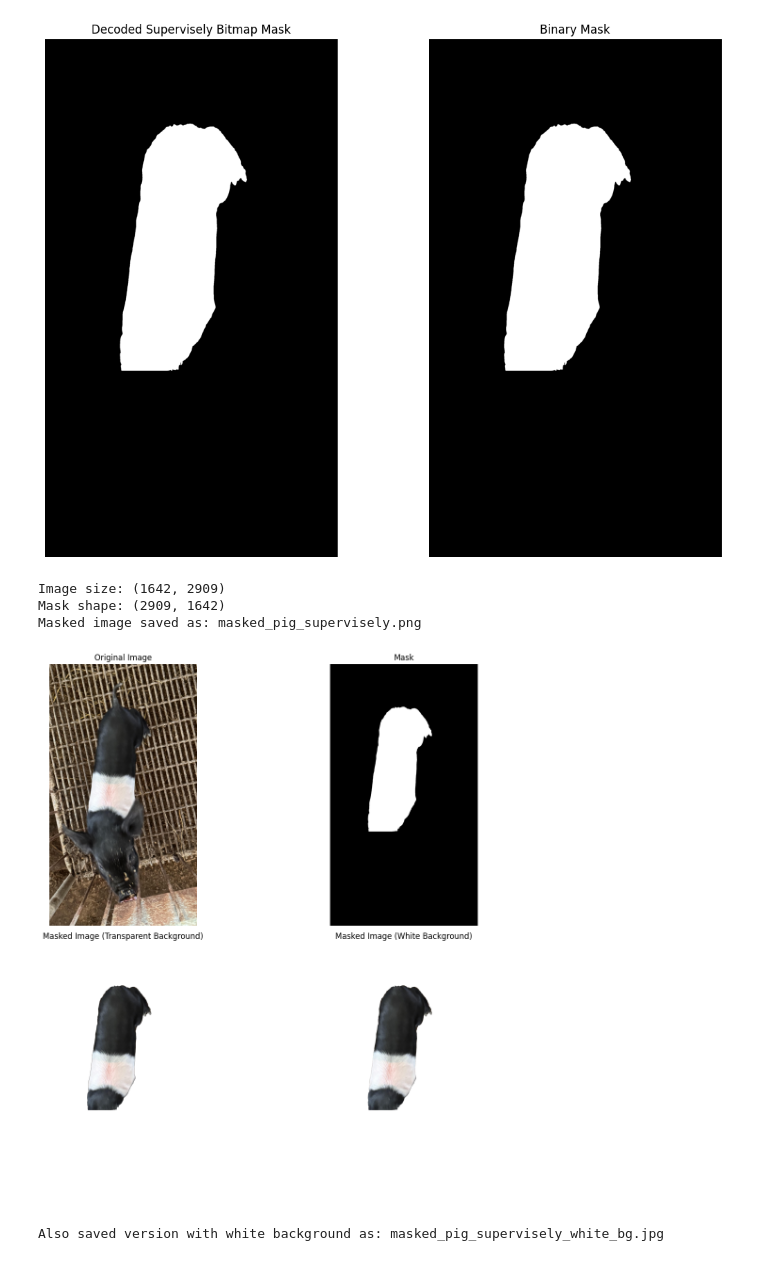
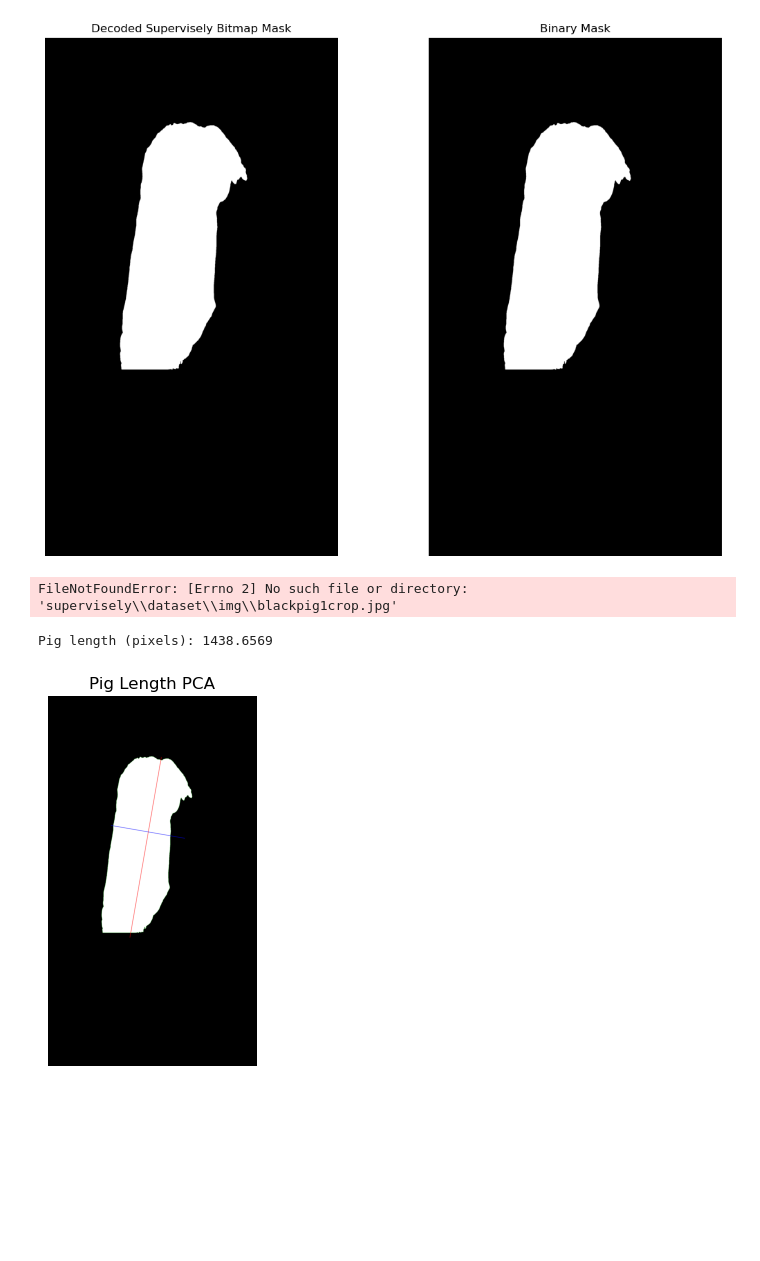
Before and after one commit to PhurichAmorn/URD-2_BlackPigProject, a Jupyter notebook: pig_segmentation/segment/mask_image.ipynb, the cells around one changed output. Cells and saved outputs as stored; diff of their text form; code cells hidden in the pictures; blank space fills up the shorter version.

Commit message:
pig length

```diff
--- a/pig_segmentation/segment/mask_image.ipynb
+++ b/pig_segmentation/segment/mask_image.ipynb
@@ -115,7 +115,7 @@ def decode_supervisely_bitmap_proper(annotation_data):
     return full_mask
 
 # Load and decode the annotation
-json_path = r"supervisely\dataset\ann\blackpig1crop.jpg.json"
+json_path = r"supervisely/dataset/ann/blackpig1crop.jpg.json"
 with open(json_path, 'r') as f:
     annotation_data = json.load(f)
 
@@ -223,8 +223,58 @@ plt.show()
 
 print("Also saved version with white background as: masked_pig_supervisely_white_bg.jpg")
 # %% [output]
-Image size: (1642, 2909)
-Mask shape: (2909, 1642)
-Masked image saved as: masked_pig_supervisely.png
+FileNotFoundError: [Errno 2] No such file or directory: 'supervisely\\dataset\\img\\blackpig1crop.jpg'
-[figure, removed]
-Also saved version with white background as: masked_pig_supervisely_white_bg.jpg
+# %%
+import cv2
+
+contours, _ = cv2.findContours(binary_mask, cv2.RETR_EXTERNAL, cv2.CHAIN_APPROX_SIMPLE) # extract outline from the mask
+pig_contour = max(contours, key=cv2.contourArea)
+
+points = pig_contour.reshape(-1, 2).astype(np.float32) # reshape the contour to (x,y)
+
+# PCA
+mean, eigenvectors = cv2.PCACompute(points, mean=np.array([]))
+center = mean[0]  # centroid (x, y)
+axis = eigenvectors[0]  # lenght axis
+
+# Project points onto the axis
+proj = (points - center) @ axis  # subtract centroid first
+# get 2 farthest point from the center
+min_proj = proj.min()
+max_proj = proj.max()
+
+# Endpoints in image coordinates
+p1 = center + axis * min_proj
+p2 = center + axis * max_proj
+
+# Make integer for drawing
+p1_int = tuple(p1.astype(int))
+p2_int = tuple(p2.astype(int))
+
+axis2 = eigenvectors[1]  # second principal axis (width)
+
+proj2 = (points - center) @ axis2
+min_proj2 = proj2.min()
+max_proj2 = proj2.max()
+
+p3 = center + axis2 * min_proj2
+p4 = center + axis2 * max_proj2
+
+width = np.linalg.norm(p4 - p3)
+
+# Draw
+mask_rgb = cv2.cvtColor(binary_mask*255, cv2.COLOR_GRAY2BGR)
+cv2.line(mask_rgb, p1_int, p2_int, (0,0,255), 2)
+cv2.line(mask_rgb, tuple(p3.astype(int)), tuple(p4.astype(int)), (255,0,0), 2)
+cv2.drawContours(mask_rgb, [pig_contour], -1, (0,255,0), 1)
+
+length = np.linalg.norm(p2 - p1)
+print("Pig length (pixels):", length)
+
+plt.imshow(cv2.cvtColor(mask_rgb, cv2.COLOR_BGR2RGB))
+plt.title("Pig Length PCA")
+plt.axis("off")
+plt.show()
+# %% [output]
+Pig length (pixels): 1438.6569
+[figure, added]
```
